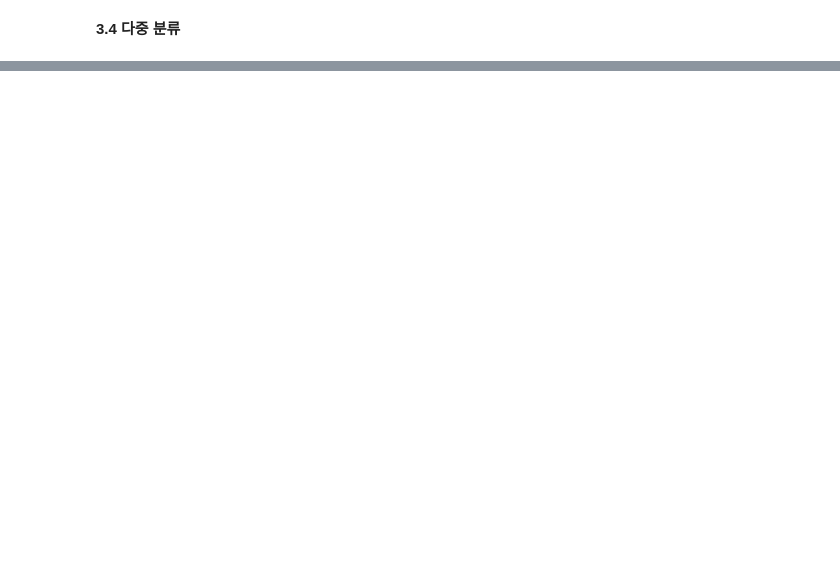
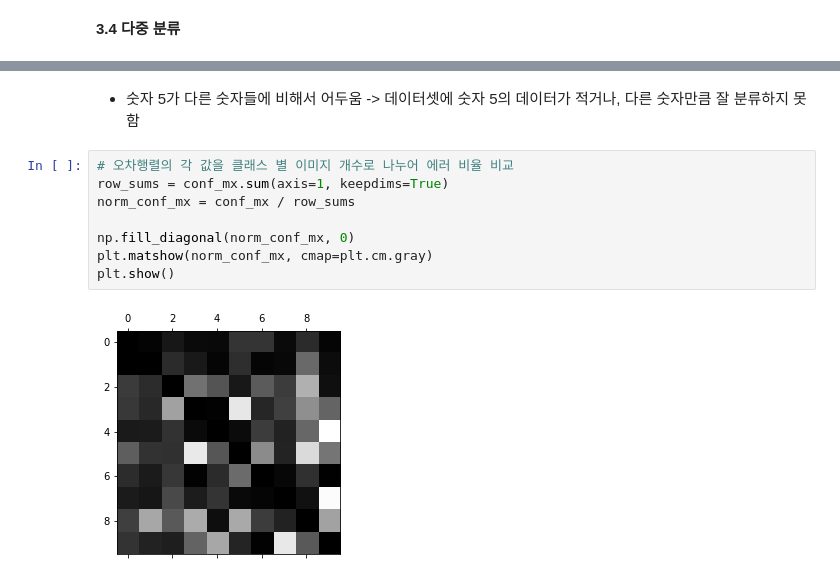
Before and after one commit to rmk1075/HandsOnMachineLearning, a Jupyter notebook: main/src/ch3/MNIST.ipynb, the cells around one changed output, grey strips where cells are left out. Saved outputs shown, nothing was run; the diff lists cells and outputs as text; blank space fills up the shorter version.

```diff
--- a/main/src/ch3/MNIST.ipynb
+++ b/main/src/ch3/MNIST.ipynb
@@ -293,0 +320,13 @@ array([0.9091 , 0.91125, 0.9057 ])
+# %% [markdown]
+- 숫자 5가 다른 숫자들에 비해서 어두움
+-> 데이터셋에 숫자 5의 데이터가 적거나, 다른 숫자만큼 잘 분류하지 못함
+# %%
+# 오차행렬의 각 값을 클래스 별 이미지 개수로 나누어 에러 비율 비교
+row_sums = conf_mx.sum(axis=1, keepdims=True)
+norm_conf_mx = conf_mx / row_sums
+
+np.fill_diagonal(norm_conf_mx, 0)
+plt.matshow(norm_conf_mx, cmap=plt.cm.gray)
+plt.show()
+# %% [output]
+[figure, added]
```
Also changed, not shown: parts of 37 cells of this notebook.
